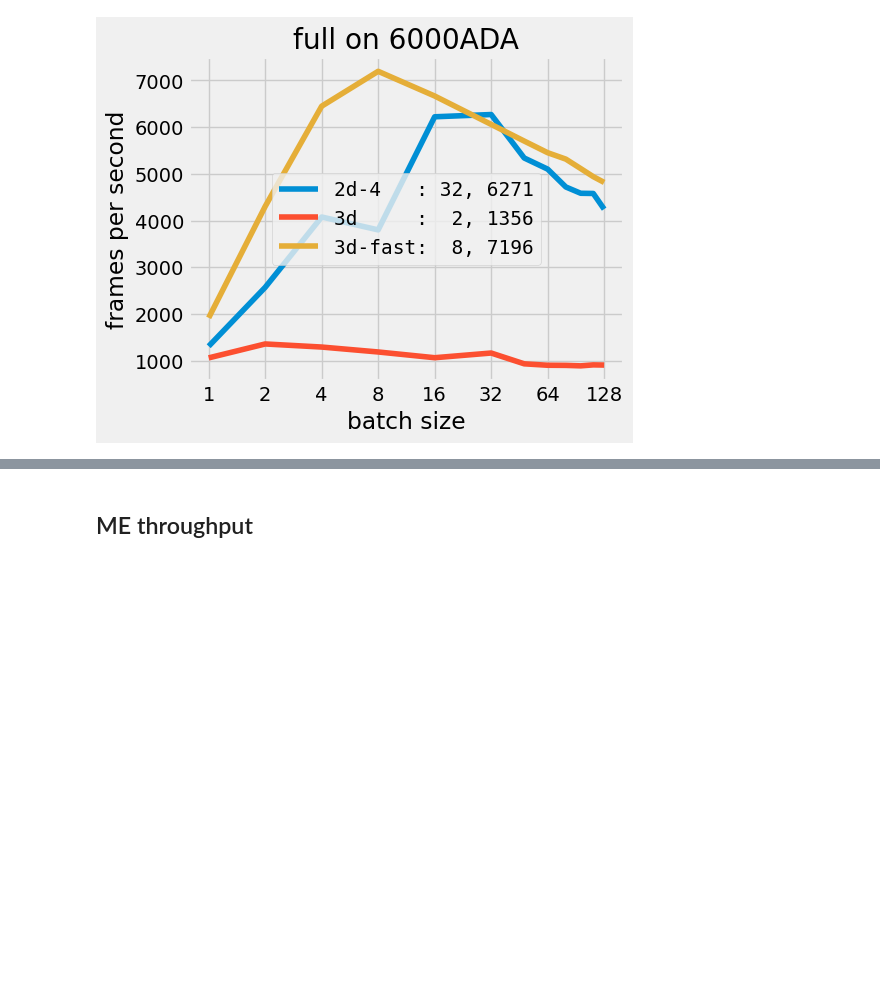
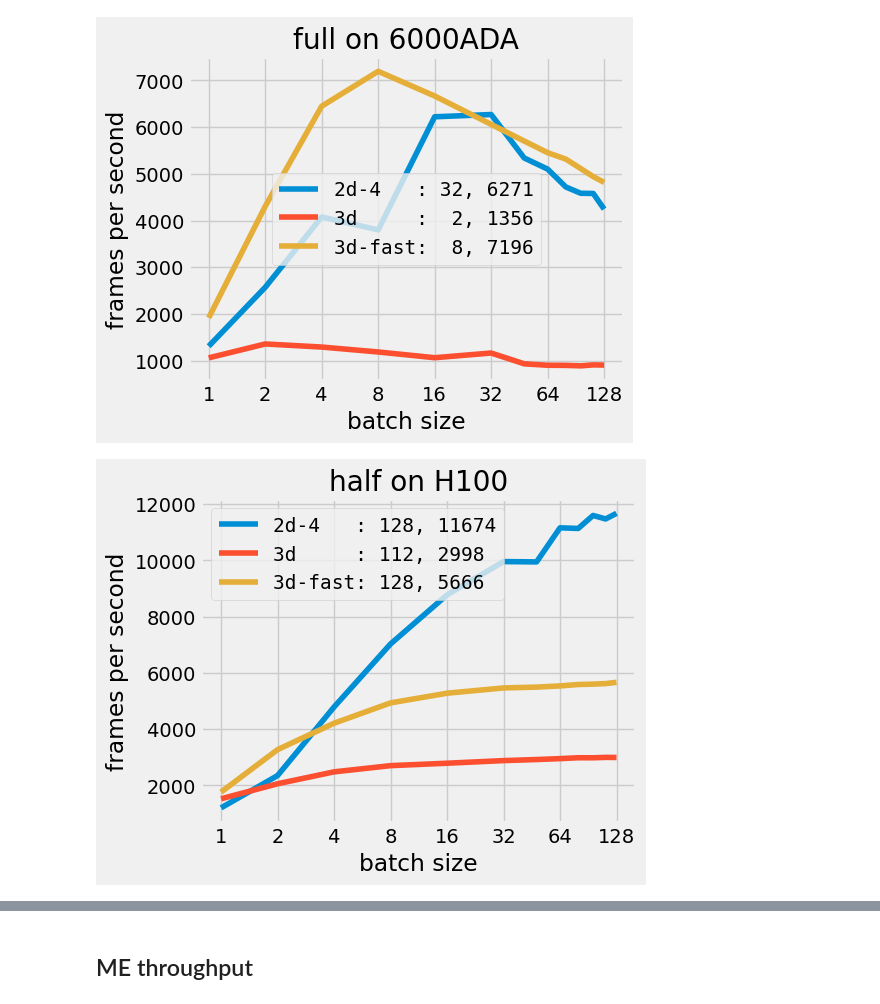
Before and after one commit to pphuangyi/fast_bcae, a Jupyter notebook: rtid/ae/inference/plot.ipynb, the cells around one changed output, grey strips where cells are left out. Saved outputs shown, nothing was run; the diff lists cells and outputs as text; code cells hidden in the pictures; blank space fills up the shorter version.

```diff
--- a/rtid/ae/inference/plot.ipynb
+++ b/rtid/ae/inference/plot.ipynb
@@ -53,26 +53,27 @@ for machine in MACHINES:
 # %%
 for machine in MACHINES:
 
-    gpu_id = 2 if machine == '6000ADA' else 0
+    gpu_id = GPU_ID_MAP[machine]
     result_folder = RESULT_ROOT/f'inference_speed_{machine}/'
 
     for precision in ('half', 'full'):
         fig, ax = plt.subplots(1, 1, figsize=(5, 4))
         for model in MODELS:
             fname = result_folder/f'inference_speed_{gpu_id}_{model}_{precision}.csv'
             df = pd.read_csv(fname)
 
             max_idx = df['frames_per_second'].idxmax()
             max_batch = int(df.iloc[max_idx]['batch_size'])
             max_throughput = df.iloc[max_idx]['frames_per_second']
 
             label = f'{model:7s}: {max_batch:2d}, {max_throughput:.0f}'
             df.plot(x='batch_size', y='frames_per_second', ax=ax, label=label)
             format_x_axis(ax)
             ax.set_title(f'{precision} on {machine}')
         fig.savefig(f'plots/{machine}_{precision}.png', dpi=300, transparent=True, bbox_inches='tight')
 # %% [output]
 [figure]
 [figure]
 [figure]
 [figure]
+[figure, added]
```
Also changed, not shown: parts of 7 cells of this notebook, 11 other files.
